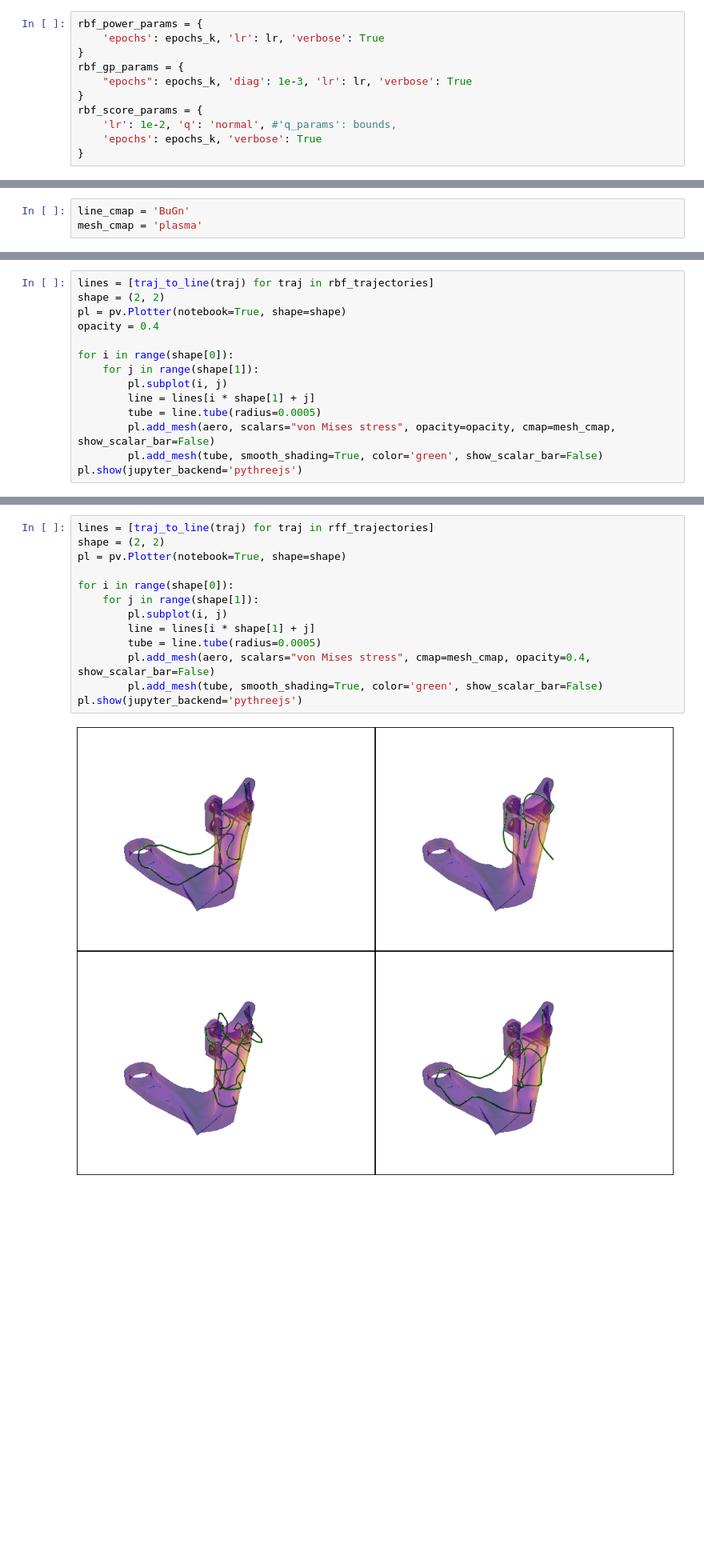
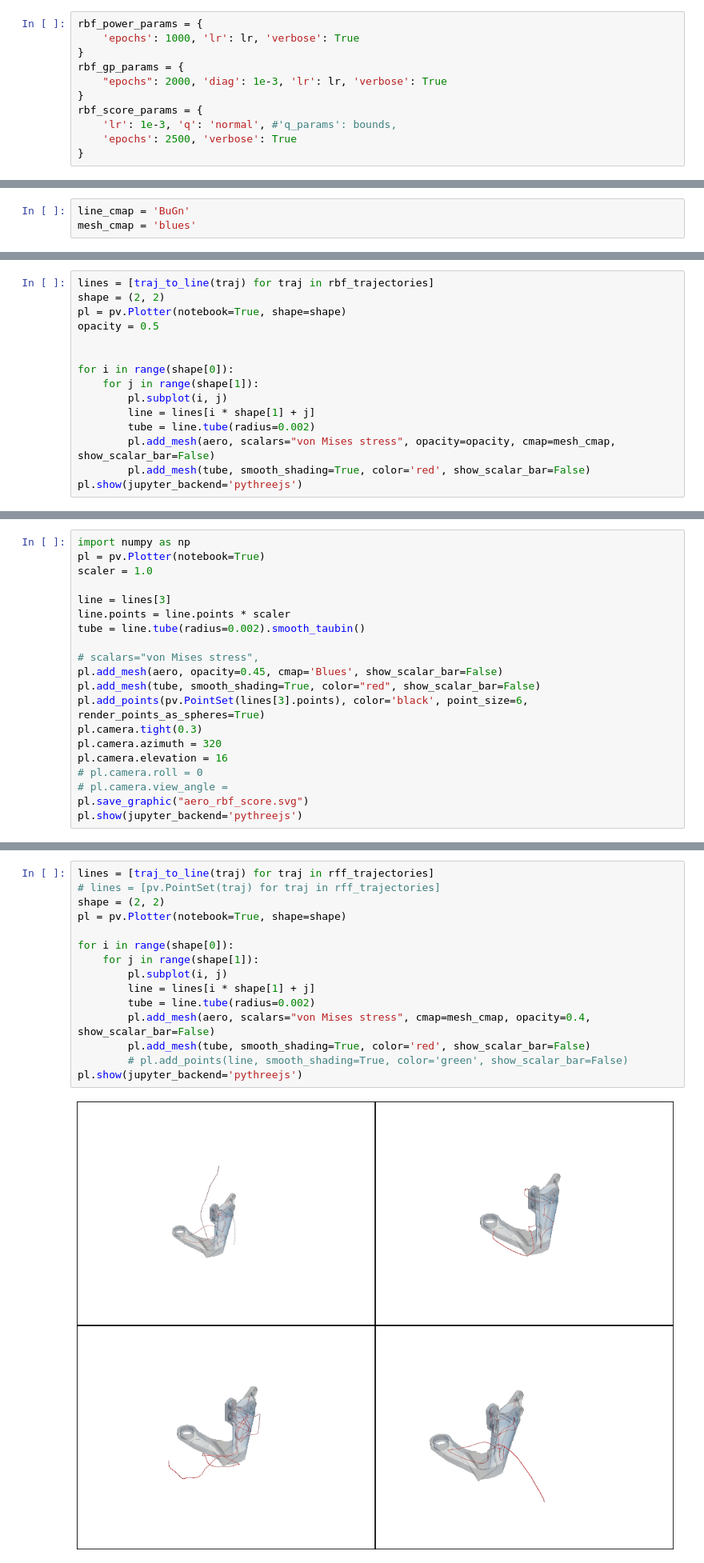
Before and after one commit to i-abr/ergodic_mmd, a Jupyter notebook: experiments/aero/aero.ipynb, the cells around one changed output, grey strips where cells are left out. Shown at 80% size. Cells and saved outputs as stored; diff of their text form; blank space fills up the shorter version.

```diff
--- a/experiments/aero/aero.ipynb
+++ b/experiments/aero/aero.ipynb
@@ -301,14 +322,14 @@ lr = 1e-3
 ### RBF
 # %%
 rbf_power_params = {
-    'epochs': epochs_k, 'lr': lr, 'verbose': True
+    'epochs': 1000, 'lr': lr, 'verbose': True
 }
 rbf_gp_params = {
-    "epochs": epochs_k, 'diag': 1e-3, 'lr': lr, 'verbose': True
+    "epochs": 2000, 'diag': 1e-3, 'lr': lr, 'verbose': True
 }
 rbf_score_params = {
-    'lr': 1e-2, 'q': 'normal', #'q_params': bounds,
-    'epochs': epochs_k, 'verbose': True
+    'lr': 1e-3, 'q': 'normal', #'q_params': bounds,
+    'epochs': 2500, 'verbose': True
 }
 # %% [markdown]
 Train kernels:
@@ -444,21 +492,22 @@ Training model 4
 ## Visualize
 # %%
 line_cmap = 'BuGn'
-mesh_cmap = 'plasma'
+mesh_cmap = 'blues'
 # %% [markdown]
 ### RBF
 # %%
 lines = [traj_to_line(traj) for traj in rbf_trajectories]
 shape = (2, 2)
 pl = pv.Plotter(notebook=True, shape=shape)
-opacity = 0.4
+opacity = 0.5
+
 
 for i in range(shape[0]):
     for j in range(shape[1]):
         pl.subplot(i, j)
         line = lines[i * shape[1] + j]
-        tube = line.tube(radius=0.0005)
+        tube = line.tube(radius=0.002)
         pl.add_mesh(aero, scalars="von Mises stress", opacity=opacity, cmap=mesh_cmap, show_scalar_bar=False)
-        pl.add_mesh(tube, smooth_shading=True, color='green', show_scalar_bar=False)
+        pl.add_mesh(tube, smooth_shading=True, color='red', show_scalar_bar=False)
 pl.show(jupyter_backend='pythreejs')
 # %% [output]
@@ -475,0 +521,20 @@ pl.show(jupyter_backend='pythreejs')
+# %%
+import numpy as np
+pl = pv.Plotter(notebook=True)
+scaler = 1.0
+
+line = lines[3]
+line.points = line.points * scaler
+tube = line.tube(radius=0.002).smooth_taubin()
+
+# scalars="von Mises stress",
+pl.add_mesh(aero, opacity=0.45, cmap='Blues', show_scalar_bar=False)
+pl.add_mesh(tube, smooth_shading=True, color="red", show_scalar_bar=False)
+pl.add_points(pv.PointSet(lines[3].points), color='black', point_size=6, render_points_as_spheres=True)
+pl.camera.tight(0.3)
+pl.camera.azimuth = 320
+pl.camera.elevation = 16
+# pl.camera.roll = 0
+# pl.camera.view_angle =
+pl.save_graphic("aero_rbf_score.svg")
+pl.show(jupyter_backend='pythreejs')
@@ -477,16 +544,18 @@ pl.show(jupyter_backend='pythreejs')
 ### RFF
 # %%
 lines = [traj_to_line(traj) for traj in rff_trajectories]
+# lines = [pv.PointSet(traj) for traj in rff_trajectories]
 shape = (2, 2)
 pl = pv.Plotter(notebook=True, shape=shape)
 
 for i in range(shape[0]):
     for j in range(shape[1]):
         pl.subplot(i, j)
         line = lines[i * shape[1] + j]
-        tube = line.tube(radius=0.0005)
+        tube = line.tube(radius=0.002)
         pl.add_mesh(aero, scalars="von Mises stress", cmap=mesh_cmap, opacity=0.4, show_scalar_bar=False)
-        pl.add_mesh(tube, smooth_shading=True, color='green', show_scalar_bar=False)
+        pl.add_mesh(tube, smooth_shading=True, color='red', show_scalar_bar=False)
+        # pl.add_points(line, smooth_shading=True, color='green', show_scalar_bar=False)
 pl.show(jupyter_backend='pythreejs')
 # %% [output]
-[figure, old version]
+[figure, new version]
```
Also changed, not shown: parts of 36 cells of this notebook, 19 other files.
